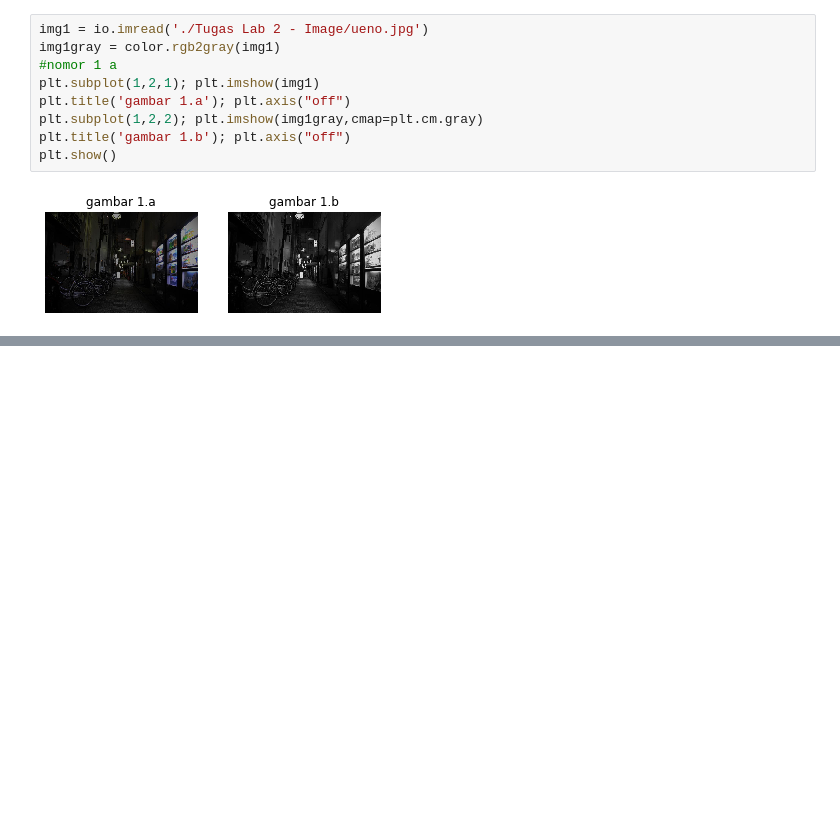
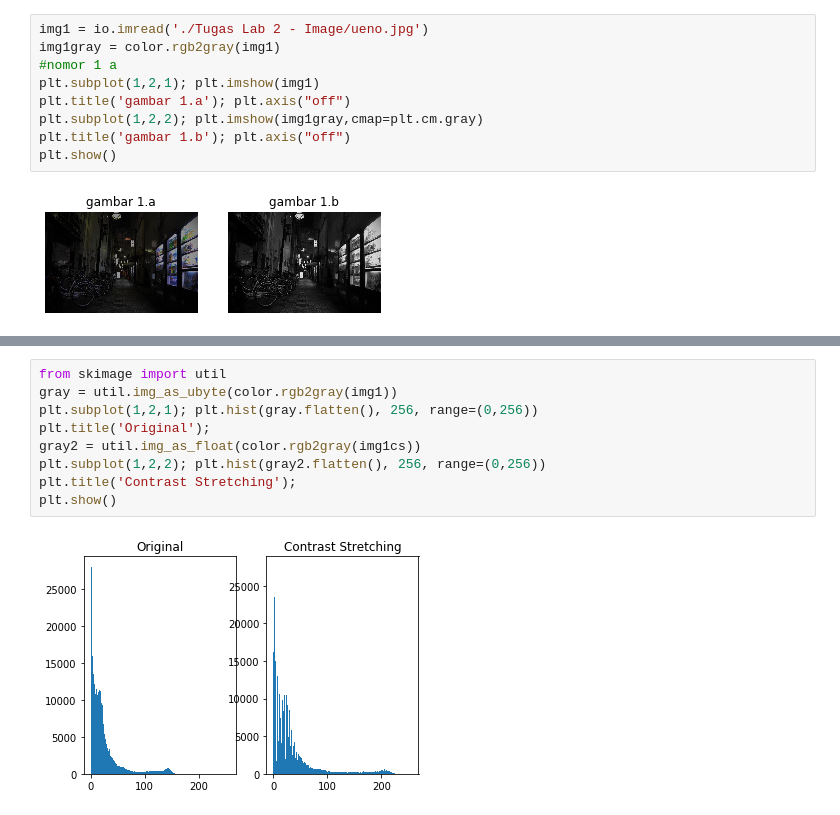
Before and after one commit to anwarfarihin/lab-pengcit, a Jupyter notebook: Tugas Lab 2 - Images/TugasLab2_Muhammad Anwar Farihin_1706039635.ipynb, the cells around one changed output, grey strips where cells are left out. Drawn from its saved outputs; the diff is of its cells as text; blank space fills up the shorter version.

```diff
--- a/Tugas Lab 2 - Images/TugasLab2_Muhammad Anwar Farihin_1706039635.ipynb
+++ b/Tugas Lab 2 - Images/TugasLab2_Muhammad Anwar Farihin_1706039635.ipynb
@@ -22,0 +37,11 @@ plt.show()
+# %%
+from skimage import util
+gray = util.img_as_ubyte(color.rgb2gray(img1))
+plt.subplot(1,2,1); plt.hist(gray.flatten(), 256, range=(0,256))
+plt.title('Original');
+gray2 = util.img_as_float(color.rgb2gray(img1cs))
+plt.subplot(1,2,2); plt.hist(gray2.flatten(), 256, range=(0,256))
+plt.title('Contrast Stretching');
+plt.show()
+# %% [output]
+[figure, added]
```
Also changed, not shown: parts of 8 cells of this notebook, 1 other file.
